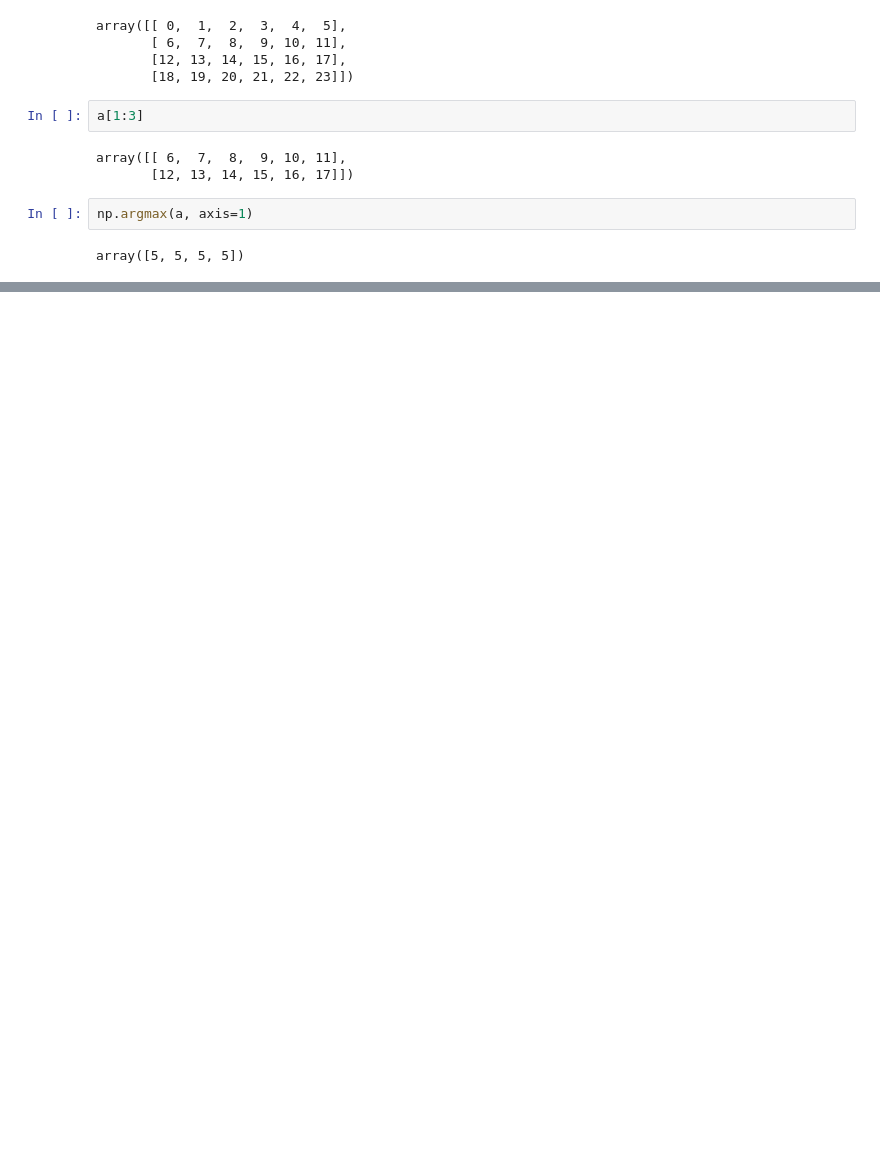
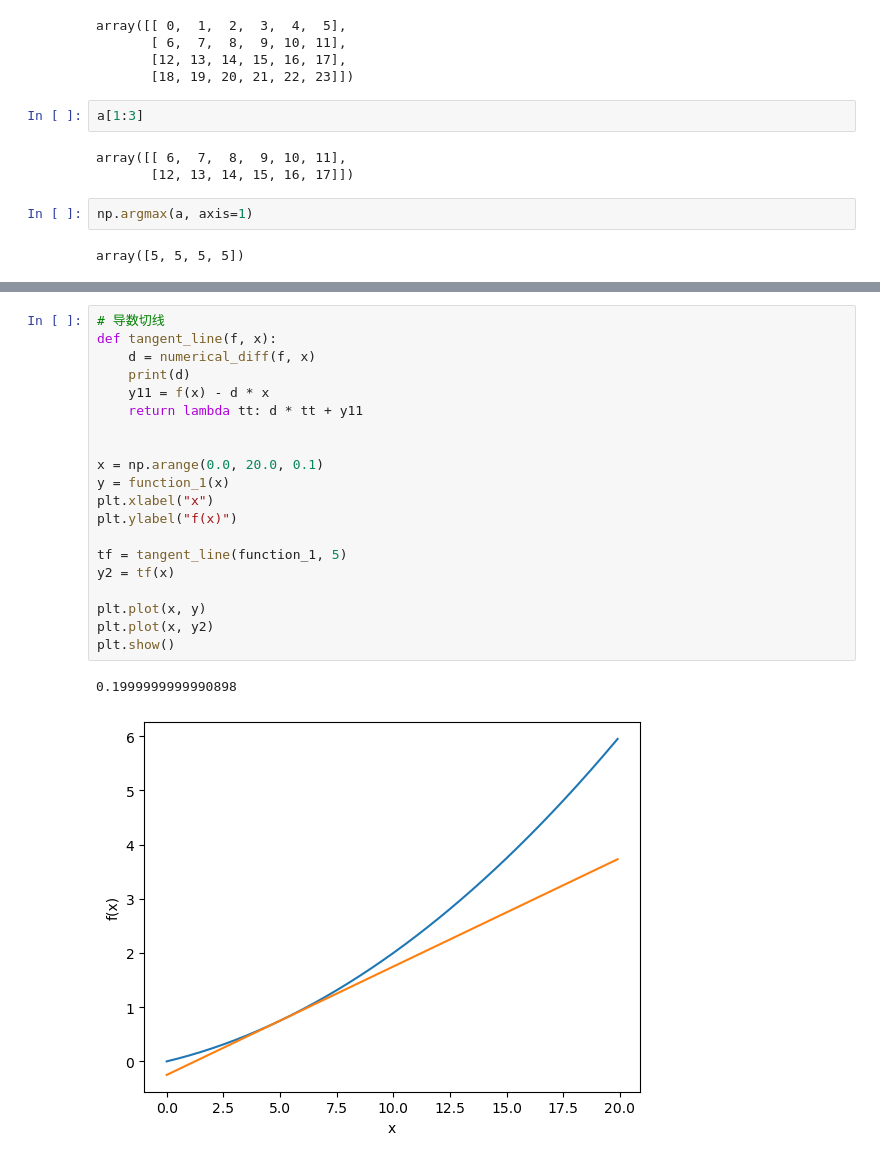
Before and after one commit to wfy0508/deepLeanrningScratch, a Jupyter notebook: perceptron/deepLearningScratch.ipynb, the cells around one changed output, grey strips where cells are left out. Cells and saved outputs as stored; diff of their text form; blank space fills up the shorter version.

```diff
--- a/perceptron/deepLearningScratch.ipynb
+++ b/perceptron/deepLearningScratch.ipynb
@@ -573,0 +673,23 @@ array([5, 5, 5, 5])
+# %%
+# 导数切线
+def tangent_line(f, x):
+    d = numerical_diff(f, x)
+    print(d)
+    y11 = f(x) - d * x
+    return lambda tt: d * tt + y11
+
+
+x = np.arange(0.0, 20.0, 0.1)
+y = function_1(x)
+plt.xlabel("x")
+plt.ylabel("f(x)")
+
+tf = tangent_line(function_1, 5)
+y2 = tf(x)
+
+plt.plot(x, y)
+plt.plot(x, y2)
+plt.show()
+# %% [output]
+0.1999999999990898
+[figure, added]
```
Also changed, not shown: parts of 14 cells of this notebook, 1 other file.
